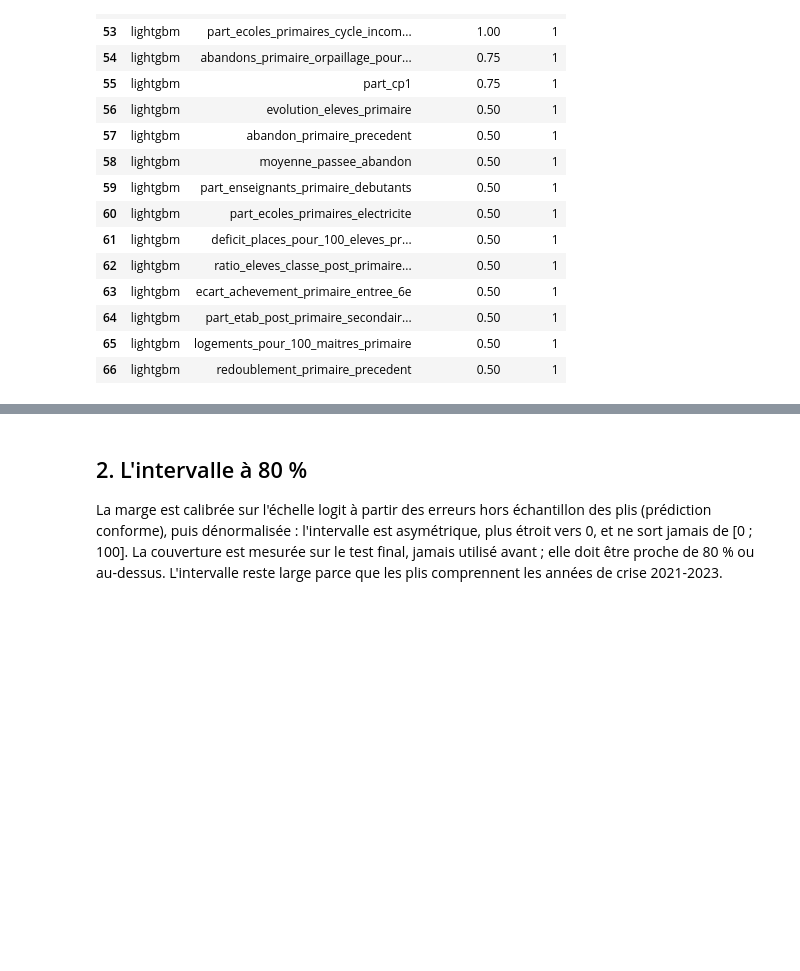
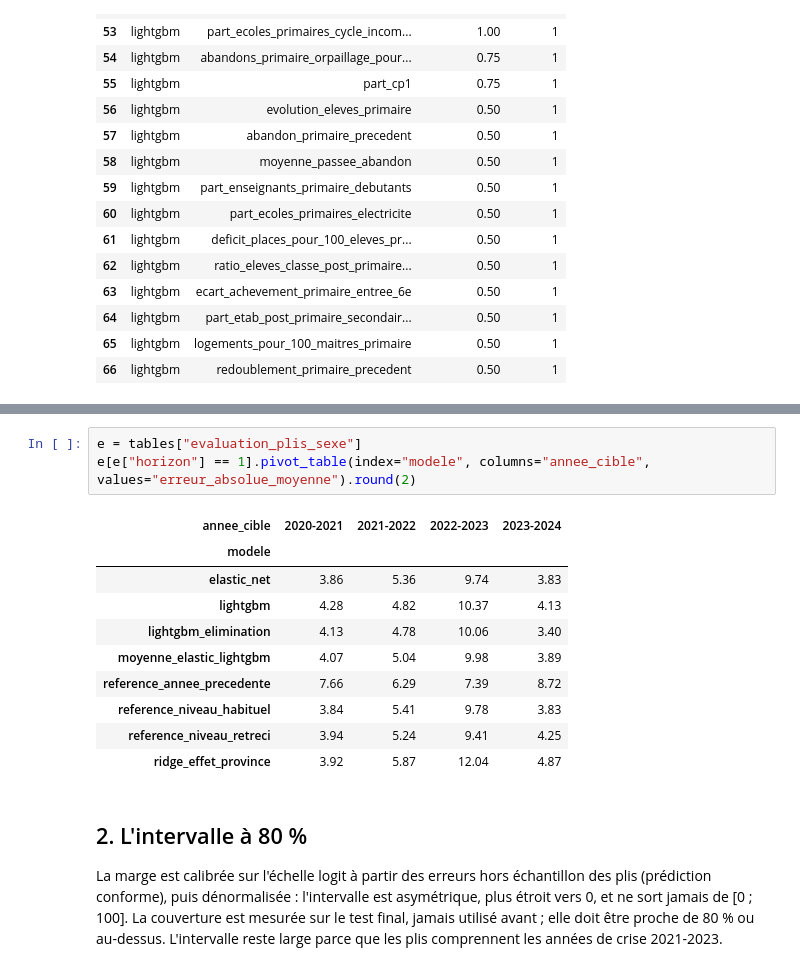
Before and after one commit to datachallenge-edu-bf/sentinelle-scolaire-defi1, a Jupyter notebook: notebooks/04b_modelisation.ipynb, the cells around one changed output, grey strips where cells are left out. Cells and saved outputs as stored; diff of their text form; blank space fills up the shorter version.

```diff
--- a/notebooks/04b_modelisation.ipynb
+++ b/notebooks/04b_modelisation.ipynb
@@ -130,3 +169,17 @@ v[(v["horizon"] == 1) & (v["modele"] == "lightgbm")].head(15)
+# %%
+e = tables["evaluation_plis_sexe"]
+e[e["horizon"] == 1].pivot_table(index="modele", columns="annee_cible", values="erreur_absolue_moyenne").round(2)
+# %% [output]
+| annee_cible | 2020-2021 | 2021-2022 | 2022-2023 | 2023-2024 |
+| modele |  |  |  |  |
+| elastic_net | 3.86 | 5.36 | 9.74 | 3.83 |
+| lightgbm | 4.28 | 4.82 | 10.37 | 4.13 |
+| lightgbm_elimination | 4.13 | 4.78 | 10.06 | 3.40 |
+| moyenne_elastic_lightgbm | 4.07 | 5.04 | 9.98 | 3.89 |
+| reference_annee_precedente | 7.66 | 6.29 | 7.39 | 8.72 |
+| reference_niveau_habituel | 3.84 | 5.41 | 9.78 | 3.83 |
+| reference_niveau_retreci | 3.94 | 5.24 | 9.41 | 4.25 |
+| ridge_effet_province | 3.92 | 5.87 | 12.04 | 4.87 |
 # %% [markdown]
 ## 2. L'intervalle à 80 %
 
```
Also changed, not shown: parts of 9 cells of this notebook, 16 other files.
